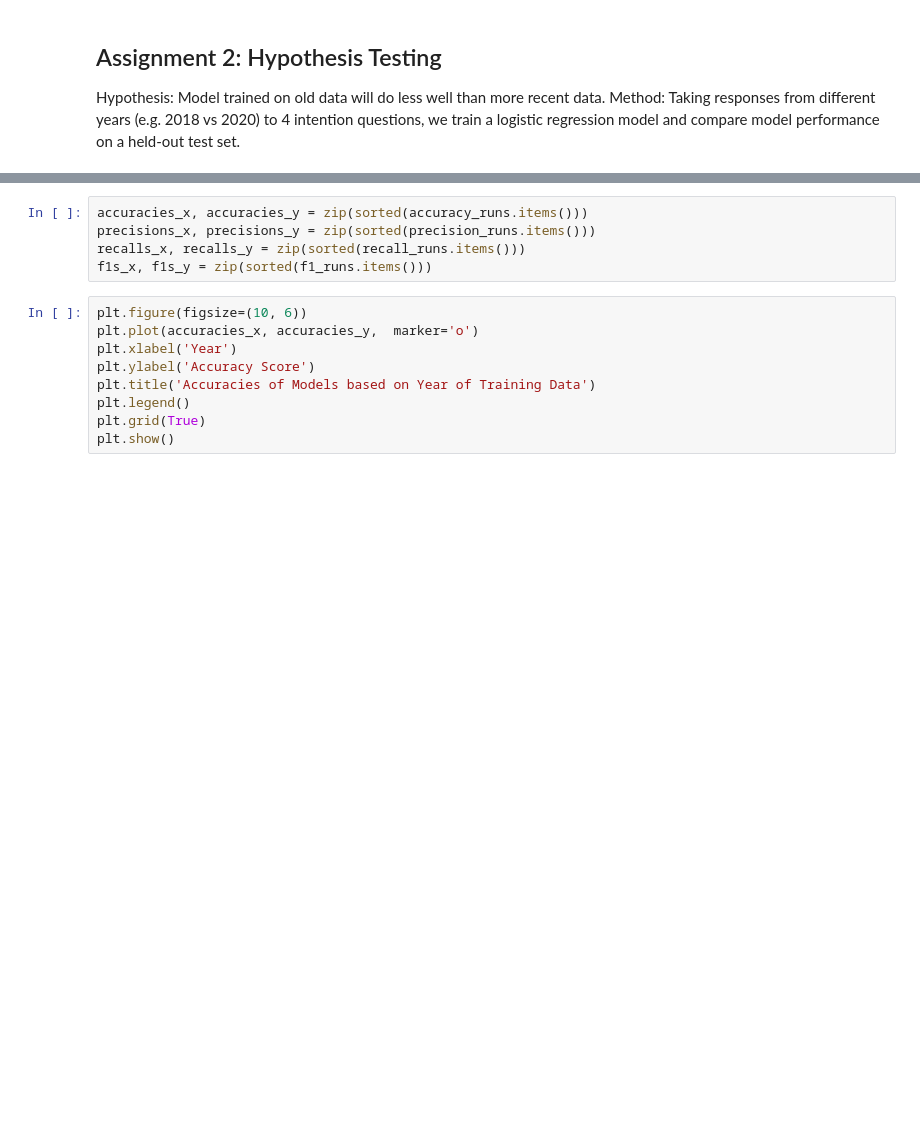
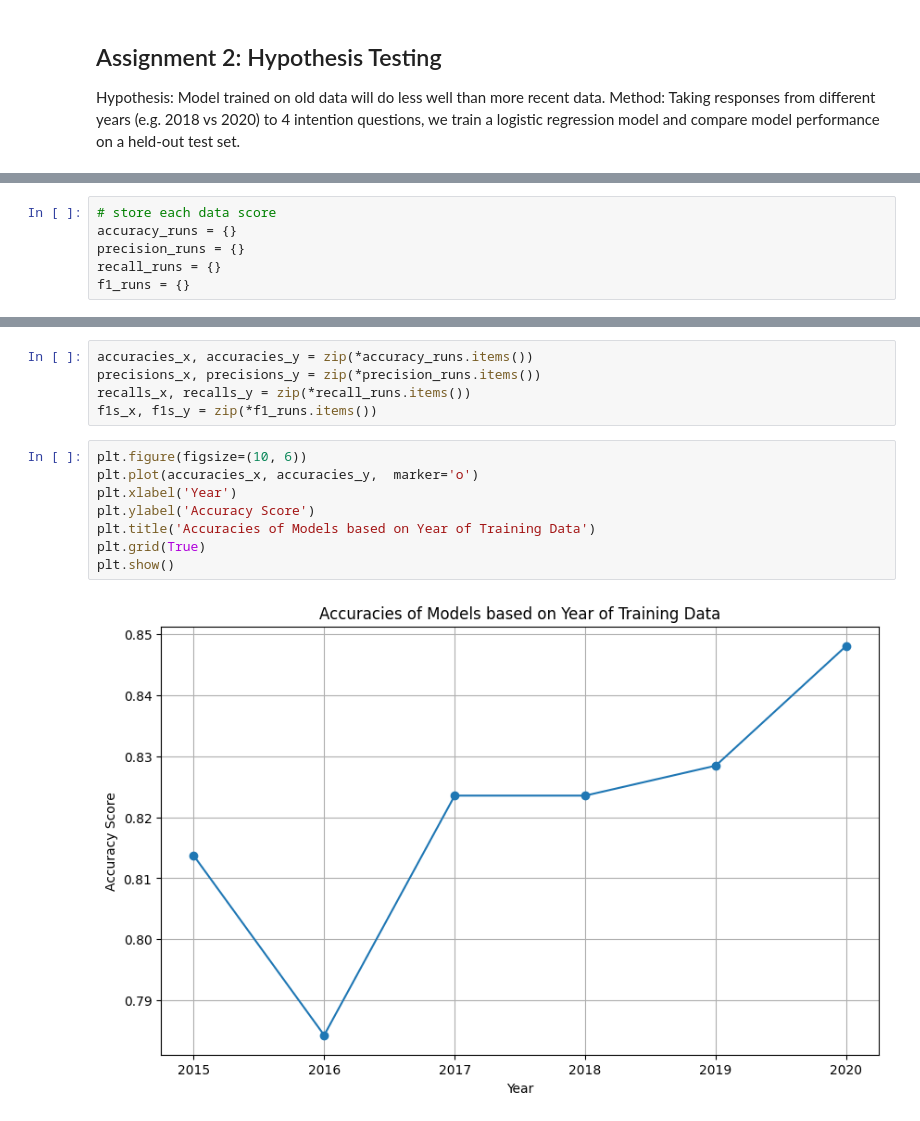
Before and after one commit to jamie-chiu/limits_555a2, a Jupyter notebook: hypothesis_testing_years.ipynb, the cells around one changed output, grey strips where cells are left out. Saved outputs shown, nothing was run; the diff lists cells and outputs as text; blank space fills up the shorter version.

Commit message:
This is the results of each model only training on 1 year of data

```diff
--- a/hypothesis_testing_years.ipynb
+++ b/hypothesis_testing_years.ipynb
@@ -275,3 +191,9 @@ f1_runs = {'2015': 0, '2016': 0, '2017': 0, '2018': 0, '2019': 0, '2020': 0}
+# %%
+# store each data score
+accuracy_runs = {}
+precision_runs = {}
+recall_runs = {}
+f1_runs = {}
 # %%
 def score(prediction_path, ground_truth_path, year):
     """Score (evaluate) the predictions and write the metrics.
@@ -349,17 +698,18 @@ train_save_model(df_train_cleaned, df_train_outcome)
 # %%
-accuracies_x, accuracies_y = zip(sorted(accuracy_runs.items()))
-precisions_x, precisions_y = zip(sorted(precision_runs.items()))
-recalls_x, recalls_y = zip(sorted(recall_runs.items()))
-f1s_x, f1s_y = zip(sorted(f1_runs.items()))
+accuracies_x, accuracies_y = zip(*accuracy_runs.items())
+precisions_x, precisions_y = zip(*precision_runs.items())
+recalls_x, recalls_y = zip(*recall_runs.items())
+f1s_x, f1s_y = zip(*f1_runs.items())
 # %%
 plt.figure(figsize=(10, 6))
 plt.plot(accuracies_x, accuracies_y,  marker='o')
 plt.xlabel('Year')
 plt.ylabel('Accuracy Score')
 plt.title('Accuracies of Models based on Year of Training Data')
-plt.legend()
 plt.grid(True)
 plt.show()
+# %% [output]
+[figure, added]
 # %%
 plt.figure(figsize=(10, 6))
 plt.plot(precisions_x, precisions_y,  marker='o')
```
Also changed, not shown: parts of 24 cells of this notebook, 1 other file.
